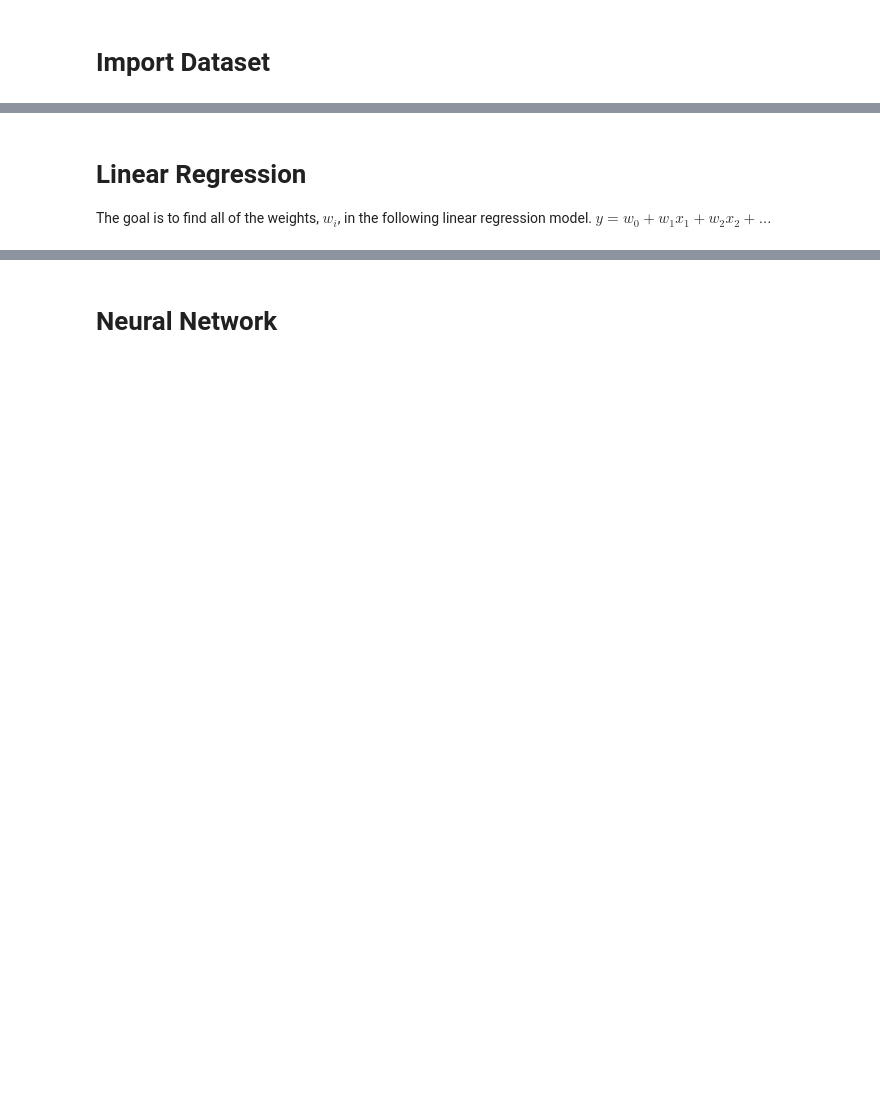
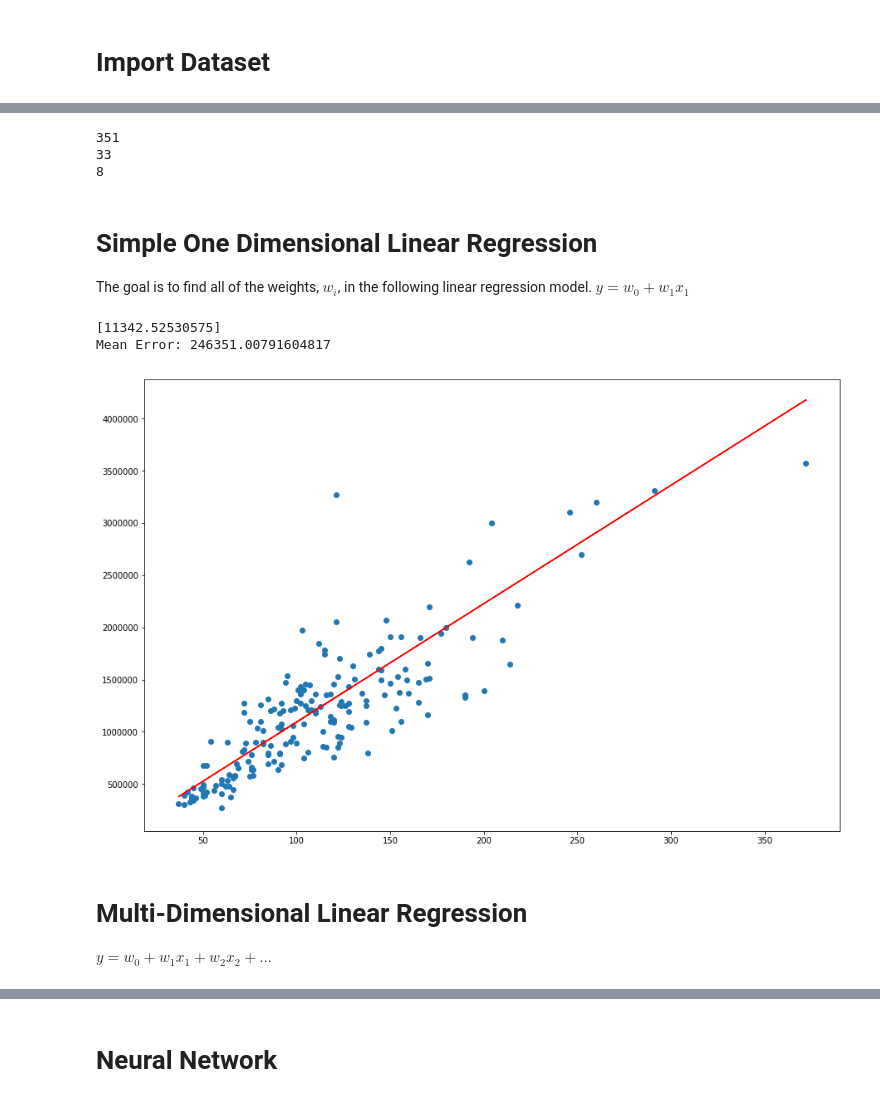
Before and after one commit to NordAxon/ai-for-leaders, a Jupyter notebook: ai_course.ipynb, the cells around one changed output, grey strips where cells are left out. Cells and saved outputs as stored; diff of their text form; code cells hidden in the pictures; blank space fills up the shorter version.

Commit message:
Linear regression, one- and multidim. added to notebook

```diff
--- a/ai_course.ipynb
+++ b/ai_course.ipynb
@@ -21,5 +69,58 @@ import pandas as pd
+# %%
+print(housing_df['Suburb'].nunique())
+print(housing_df['CouncilArea'].nunique())
+print(housing_df['Regionname'].nunique())
+# %% [output]
+351
+33
+8
 # %% [markdown]
-# Linear Regression
+# Simple One Dimensional Linear Regression
 
 The goal is to find all of the weights, $w_i$, in the following linear regression model.
-$y = w_0 + w_1x_1 + w_2x_2 + \dots$
+$y = w_0 + w_1x_1$
+# %%
+# Get a subset of data
+housing_small_df = housing_df[housing_df['CouncilArea'] == 'Yarra City Council']
+
+# Remove nan
+housing_small_df = housing_small_df[pd.notnull(housing_small_df['Price'])]
+housing_small_df = housing_small_df[pd.notnull(housing_small_df['BuildingArea'])]
+
+# Remove outliers
+housing_small_df = housing_small_df[housing_small_df['BuildingArea'] > 30]
+
+# Set up input and output variables
+y = housing_small_df['Price']
+x = housing_small_df[['BuildingArea']]
+
+# Split into test and train data
+x_train, x_test, y_train, y_test = train_test_split(x, y, test_size=0.5)
+
+# Set up regression model
+regr = linear_model.LinearRegression()
+
+# Train the regression model
+regr.fit(x_train, y_train)
+
+# Perform predictions
+y_pred = regr.predict(x_test)
+
+# Print regression coefficients, w
+print(regr.coef_)
+
+# Evaluate Results
+mean_error = (y_pred - y_test).abs().mean()
+print('Mean Error: ' + str(mean_error))
+
+# Plot results
+plt.figure(figsize=(15,10));
+plt.plot(x_test, y_pred, 'r');
+plt.scatter(x_test, y_test);
+# %% [output]
+[11342.52530575]
+Mean Error: 246351.00791604817
+[figure, added]
+# %% [markdown]
+# Multi-Dimensional Linear Regression
+$y = w_0 + w_1x_1 + w_2x_2 + \dots$
```
Also changed, not shown: parts of 10 cells of this notebook, 1 other file.
